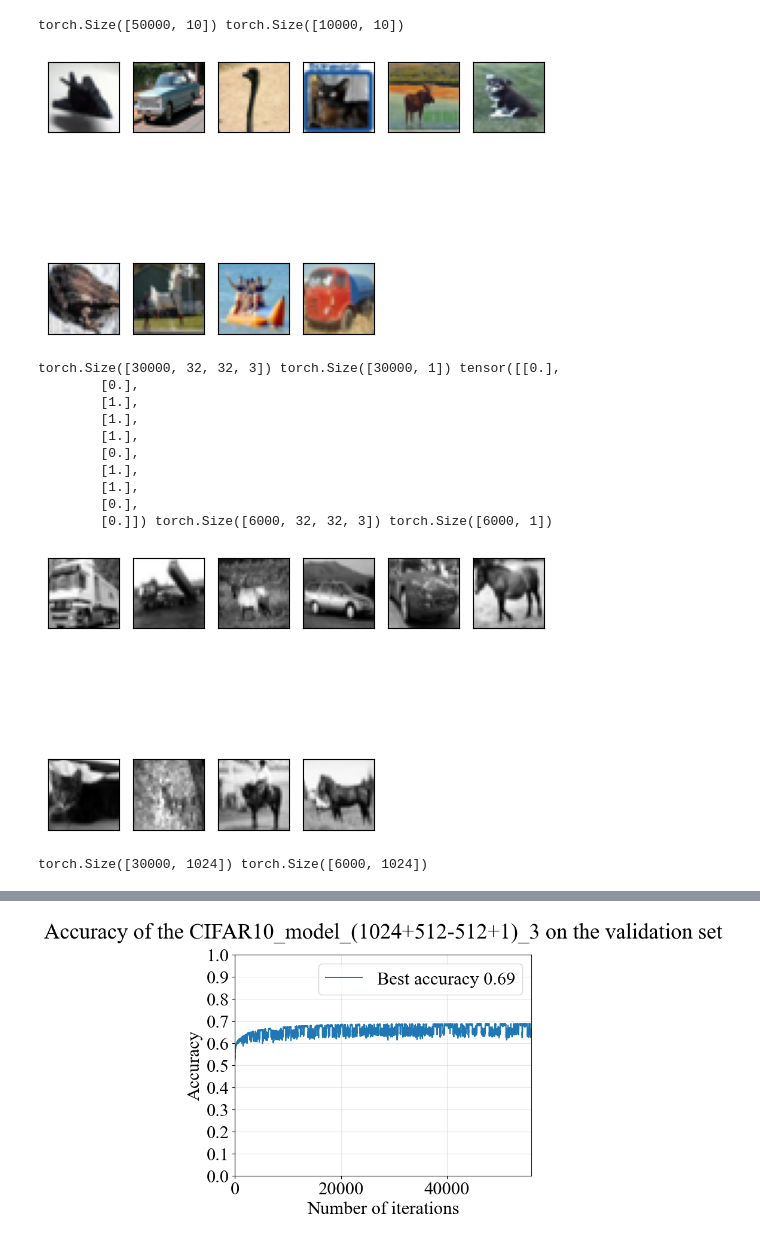
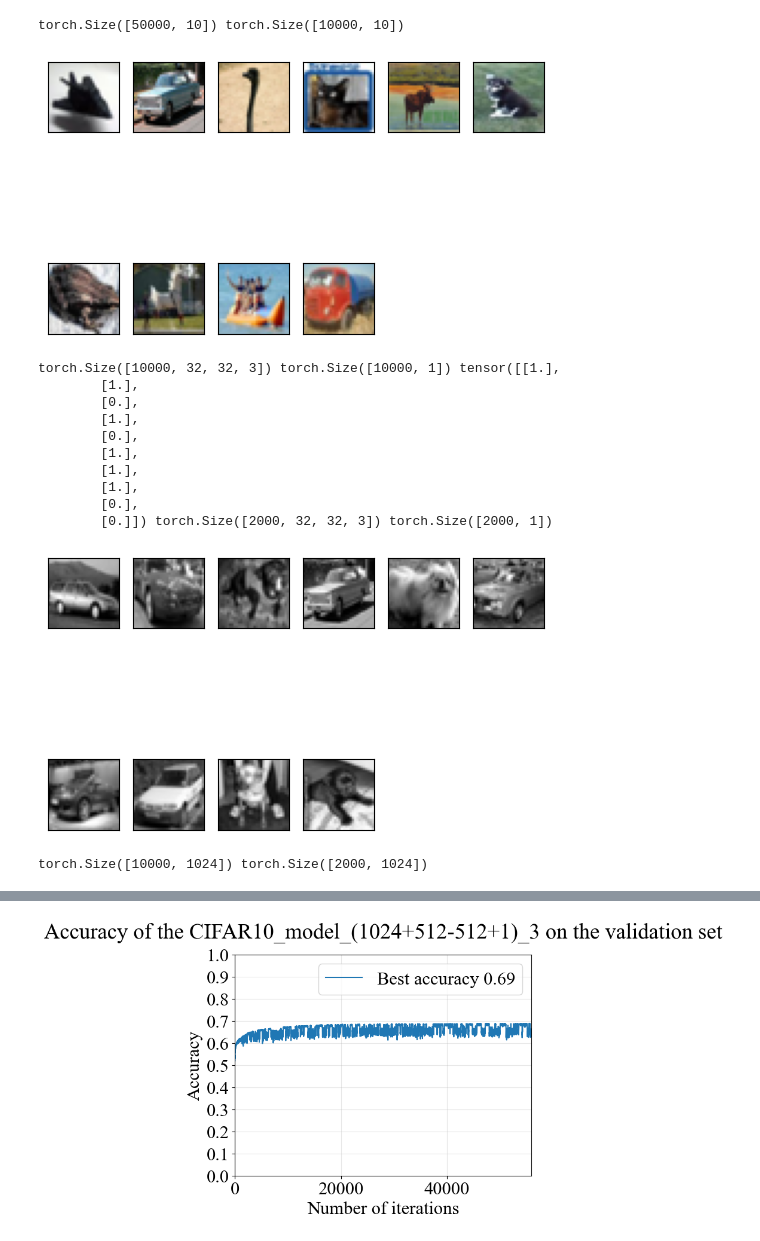
Before and after one commit to HugoVidal1/Stage_P3A_IdePHICS, a Jupyter notebook: CIFAR-10/classifiers_constructor.ipynb, the cells around one changed output, grey strips where cells are left out. Cells and saved outputs as stored; diff of their text form; code cells hidden in the pictures.

```diff
--- a/CIFAR-10/classifiers_constructor.ipynb
+++ b/CIFAR-10/classifiers_constructor.ipynb
@@ -70,8 +70,11 @@ if class_binary_reduction :
     # classe1 = [0, 1, 8, 9]  # vehicles
     # classe2 = [2, 3, 4, 5]  # animals
 
-    classe1 = [1, 3, 4]  # elk
-    classe2 = [5, 7, 9]  # horse
+    # classe1 = [1, 3, 4]  # elk, truck, dog
+    # classe2 = [5, 7, 9]  # horse, car, cat
+
+    classe1 = [1]  # elk
+    classe2 = [5]  # horse
 
     # Création des masques pour les échantillons appartenant à ces classes
     mask_classe1_train = y_train[:, classe1].sum(dim=1) > 0  # True si appartient à classe1
@@ -95,37 +98,37 @@ if class_binary_reduction :
     # x_train = 2*(x_train-0.5)
     # y_train = 2*(y_train-0.5)
     # x_valid = 2*(x_valid-0.5)
     # y_valid = 2*(y_valid-0.5)
 
     print(x_train.shape, y_train.shape, y_train[0:10], x_valid.shape, y_valid.shape)
 
 if black_and_white_images :
     x_train = 0.299*x_train[:,:,:,0] + 0.587*x_train[:,:,:,1] + 0.114*x_train[:,:,:,2]
     x_valid = 0.299*x_valid[:,:,:,0] + 0.587*x_valid[:,:,:,1] + 0.114*x_valid[:,:,:,2]
     for i, image in enumerate(x_train[0:10]):
         plt.subplot(2, int(len(x_train[0:10])/2+1),i+1)
         plt.imshow(image, cmap = 'grey')
         plt.xticks([])
         plt.yticks([])
     plt.show()
     x_train, x_valid = (x_train.reshape(x_train.shape[0], x_train.shape[1]*x_train.shape[2])).to(dtype), x_valid.reshape(x_valid.shape[0], x_valid.shape[1]*x_valid.shape[2]).to(dtype)
     print(x_train.shape, x_valid.shape)
 
 else :
     x_train, x_valid = (x_train.reshape(x_train.shape[0], x_train.shape[1]*x_train.shape[2]*x_train.shape[3])).to(dtype), x_valid.reshape(x_valid.shape[0], x_valid.shape[1]*x_valid.shape[2]*x_valid.shape[3]).to(dtype)
     print(x_train.shape, x_valid.shape)
 # %% [output]
 torch.Size([50000, 10]) torch.Size([10000, 10])
 [figure]
-torch.Size([30000, 32, 32, 3]) torch.Size([30000, 1]) tensor([[0.],
+torch.Size([10000, 32, 32, 3]) torch.Size([10000, 1]) tensor([[1.],
+        [1.],
+        [0.],
+        [1.],
         [0.],
         [1.],
         [1.],
         [1.],
         [0.],
-        [1.],
-        [1.],
-        [0.],
-        [0.]]) torch.Size([6000, 32, 32, 3]) torch.Size([6000, 1])
+        [0.]]) torch.Size([2000, 32, 32, 3]) torch.Size([2000, 1])
-[figure, old version]
+[figure, new version]
-torch.Size([30000, 1024]) torch.Size([6000, 1024])
+torch.Size([10000, 1024]) torch.Size([2000, 1024])
```
Also changed, not shown: parts of 8 cells of this notebook.
